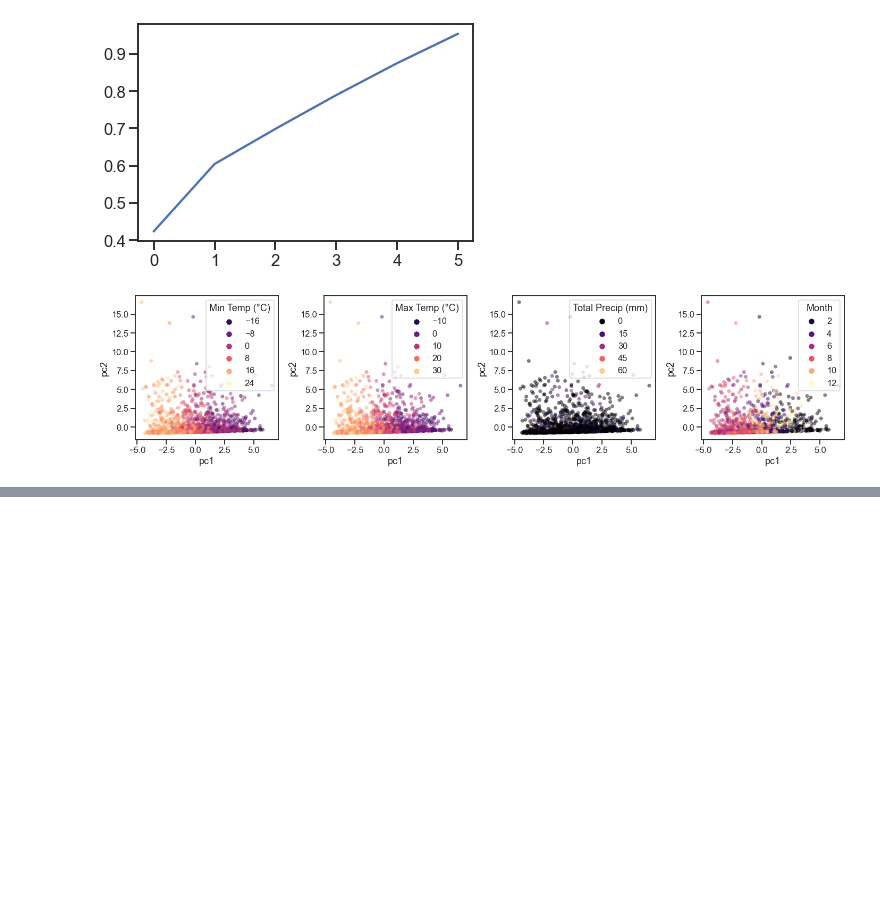
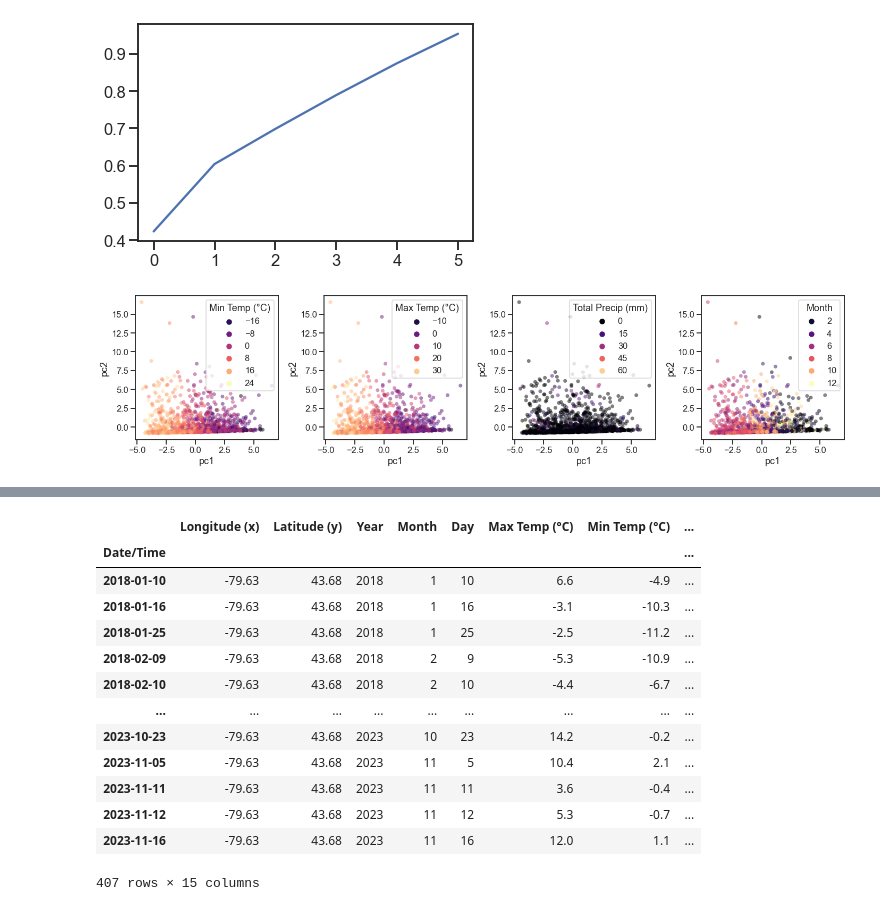
Before and after one commit to KeaganHRankin/cloud_ml_proj, a Jupyter notebook: data/power_eda.ipynb, the cells around one changed output, grey strips where cells are left out. Drawn from its saved outputs; the diff is of its cells as text; code cells hidden in the pictures; blank space fills up the shorter version.

Commit message:
work on getting data ready for split

```diff
--- a/data/power_eda.ipynb
+++ b/data/power_eda.ipynb
@@ -418,0 +492,8 @@ plt.tight_layout()
+# %%
+# fill the last day with the day before: the weather was basically the same:
+weather_t.loc[datetime(2023,11,20,0)] = weather_t.loc[datetime(2023,11,19,0)]
+
+# get only the range for which we have price data
+weather_t = weather_t[datetime(2018,1,1,0):datetime(2023,11,20,0)]
+
+print(weather_t.isnull().sum(axis=0))
@@ -418,0 +517,17 @@ plt.tight_layout()
+# %%
+weather_t[weather_t.isnull().any(axis=1)]#[datetime(2018,1,1,0):datetime(2023,11,20,0)]
+# %% [output]
+|  | Longitude (x) | Latitude (y) | Year | Month | Day | Max Temp (°C) | Min Temp (°C) | ... |
+| Date/Time |  |  |  |  |  |  |  | ... |
+| 2018-01-10 | -79.63 | 43.68 | 2018 | 1 | 10 | 6.6 | -4.9 | ... |
+| 2018-01-16 | -79.63 | 43.68 | 2018 | 1 | 16 | -3.1 | -10.3 | ... |
+| 2018-01-25 | -79.63 | 43.68 | 2018 | 1 | 25 | -2.5 | -11.2 | ... |
+| 2018-02-09 | -79.63 | 43.68 | 2018 | 2 | 9 | -5.3 | -10.9 | ... |
+| 2018-02-10 | -79.63 | 43.68 | 2018 | 2 | 10 | -4.4 | -6.7 | ... |
+| ... | ... | ... | ... | ... | ... | ... | ... | ... |
+| 2023-10-23 | -79.63 | 43.68 | 2023 | 10 | 23 | 14.2 | -0.2 | ... |
+| 2023-11-05 | -79.63 | 43.68 | 2023 | 11 | 5 | 10.4 | 2.1 | ... |
+| 2023-11-11 | -79.63 | 43.68 | 2023 | 11 | 11 | 3.6 | -0.4 | ... |
+| 2023-11-12 | -79.63 | 43.68 | 2023 | 11 | 12 | 5.3 | -0.7 | ... |
+| 2023-11-16 | -79.63 | 43.68 | 2023 | 11 | 16 | 12.0 | 1.1 | ... |
+407 rows × 15 columns
```
Also changed, not shown: parts of 12 cells of this notebook.
